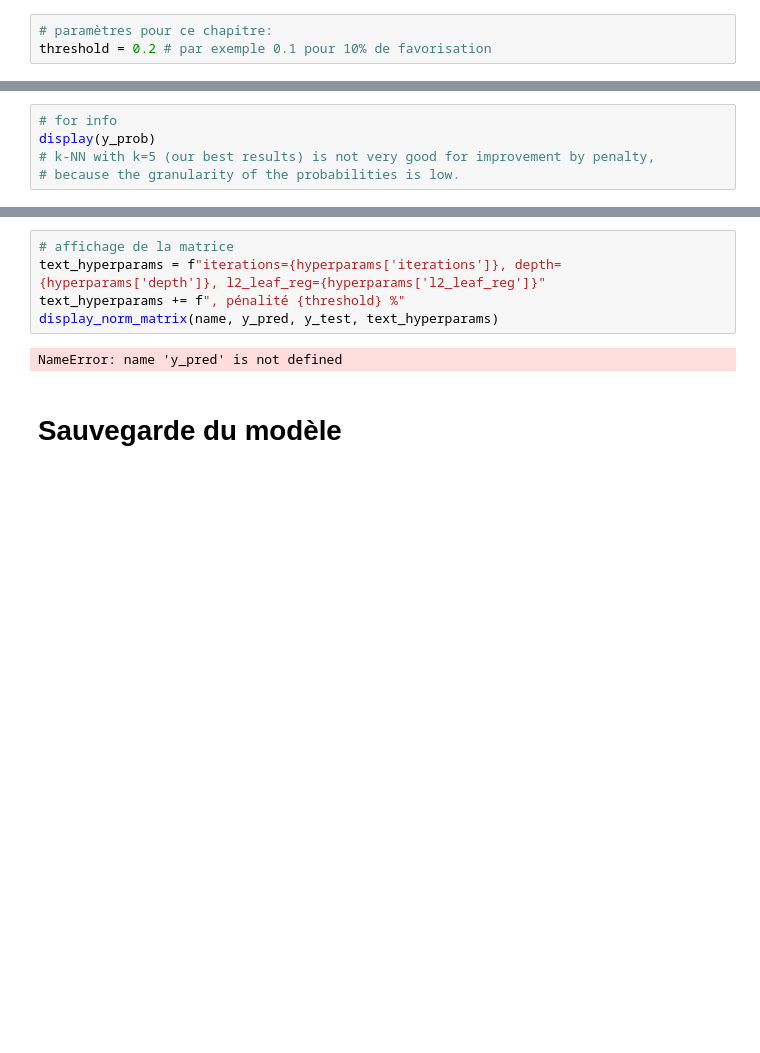
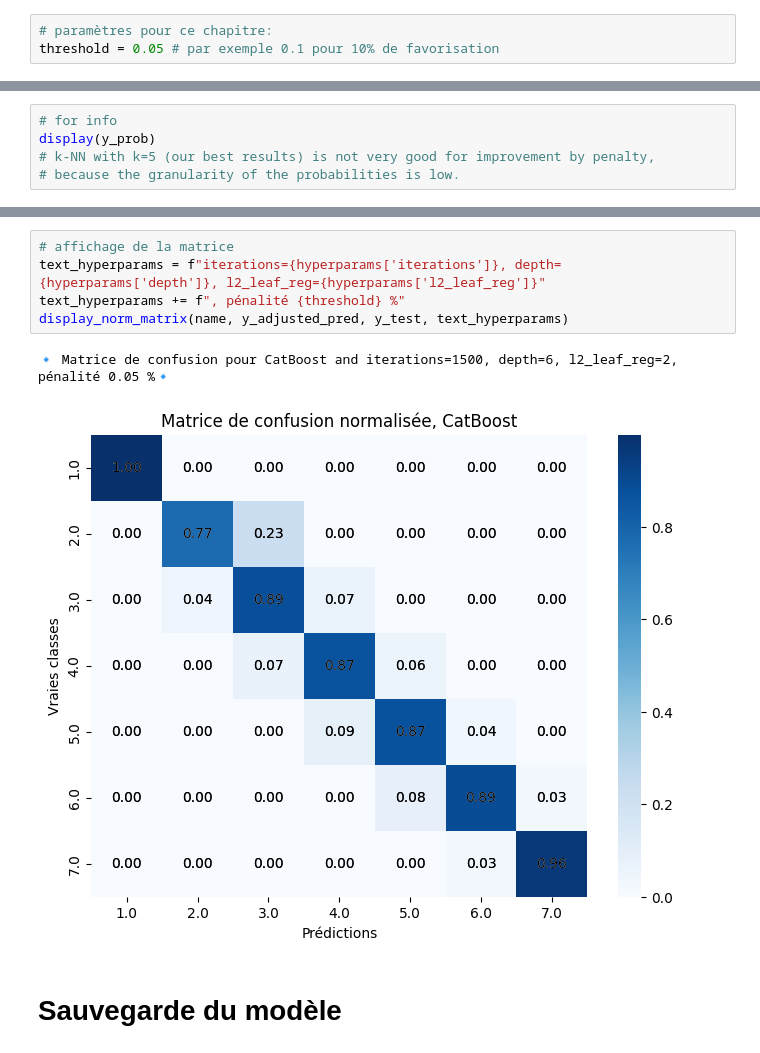
Before and after one commit to DataScientest-Studio/sept24_cds_co2, a Jupyter notebook: notebooks/6.1_model_cat_ctboost_denis.ipynb, the cells around one changed output, grey strips where cells are left out. Cells and saved outputs as stored; diff of their text form; blank space fills up the shorter version.

```diff
--- a/notebooks/6.1_model_cat_ctboost_denis.ipynb
+++ b/notebooks/6.1_model_cat_ctboost_denis.ipynb
@@ -182,6 +187,6 @@ La classe 2 est sous représentée par rapport à la classe 3,
 on applique donc une pénalité aux probabilités
 # %%
 # paramètres pour ce chapitre:
-threshold = 0.2 # par exemple 0.1 pour 10% de favorisation
+threshold = 0.05 # par exemple 0.1 pour 10% de favorisation
 # %%
 # Prédire les classes sur les données de test
@@ -236,10 +268,11 @@ display(differences)
 # %%
 # affichage de la matrice
 text_hyperparams = f"iterations={hyperparams['iterations']}, depth={hyperparams['depth']}, l2_leaf_reg={hyperparams['l2_leaf_reg']}"
 text_hyperparams += f", pénalité {threshold} %"
-display_norm_matrix(name, y_pred, y_test, text_hyperparams)
+display_norm_matrix(name, y_adjusted_pred, y_test, text_hyperparams)
 # %% [output]
-NameError: name 'y_pred' is not defined
+🔹 Matrice de confusion pour CatBoost and iterations=1500, depth=6, l2_leaf_reg=2, pénalité 0.05 %🔹
+[figure, added]
 # %% [markdown]
 # Sauvegarde du modèle
 # %%
```
Also changed, not shown: parts of 20 cells of this notebook.
